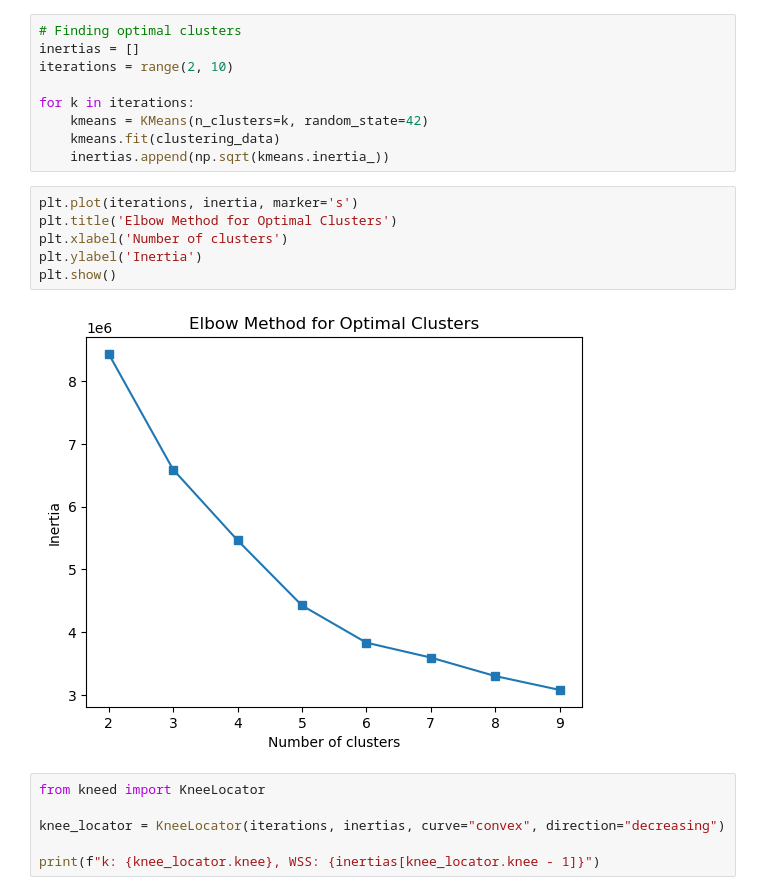
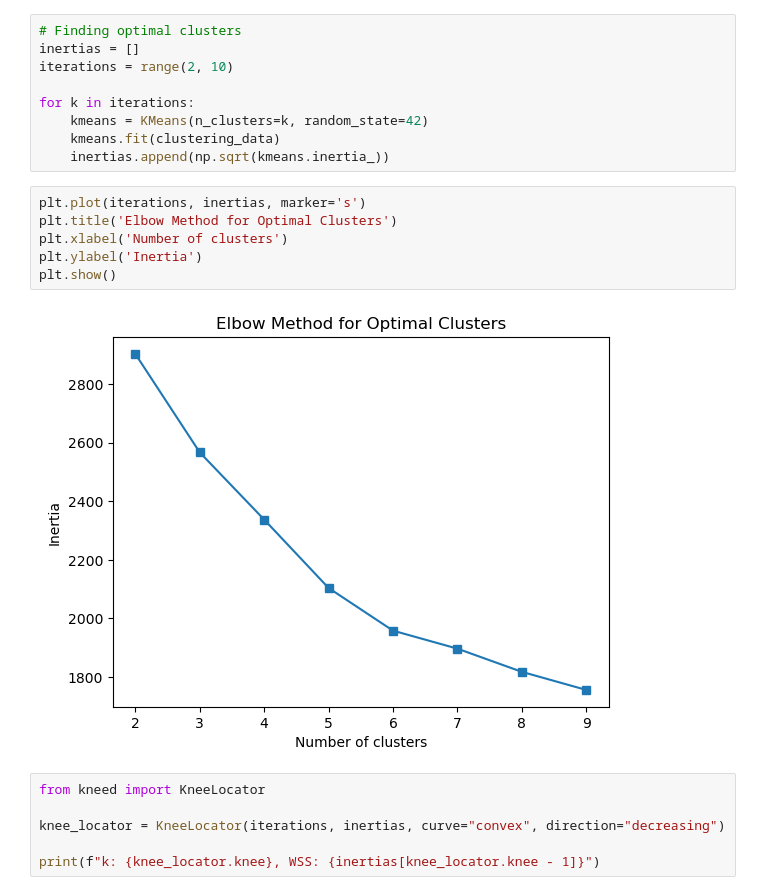
Before and after one commit to KTalia/I2DS, a Jupyter notebook: exercises/ispitni/June/June.ipynb, the cells around one changed output. Drawn from its saved outputs; the diff is of its cells as text.

```diff
--- a/exercises/ispitni/June/June.ipynb
+++ b/exercises/ispitni/June/June.ipynb
@@ -487,13 +487,13 @@ for k in iterations:
     kmeans.fit(clustering_data)
     inertias.append(np.sqrt(kmeans.inertia_))
 # %%
-plt.plot(iterations, inertia, marker='s')
+plt.plot(iterations, inertias, marker='s')
 plt.title('Elbow Method for Optimal Clusters')
 plt.xlabel('Number of clusters')
 plt.ylabel('Inertia')
 plt.show()
 # %% [output]
-[figure, old version]
+[figure, new version]
 # %%
 from kneed import KneeLocator
 
```
Also changed, not shown: parts of 2 cells of this notebook.
